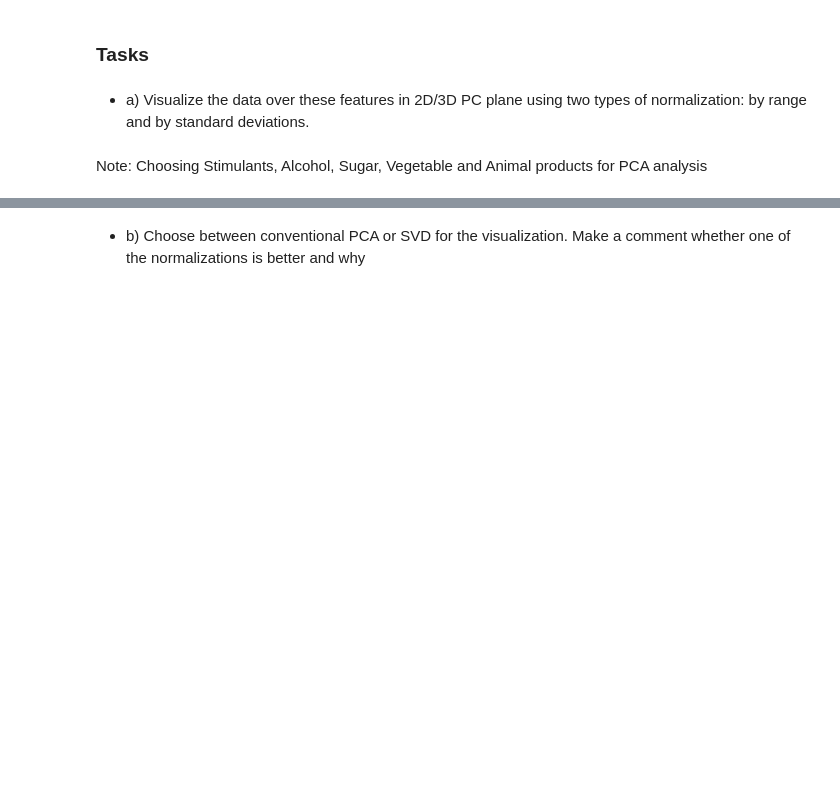
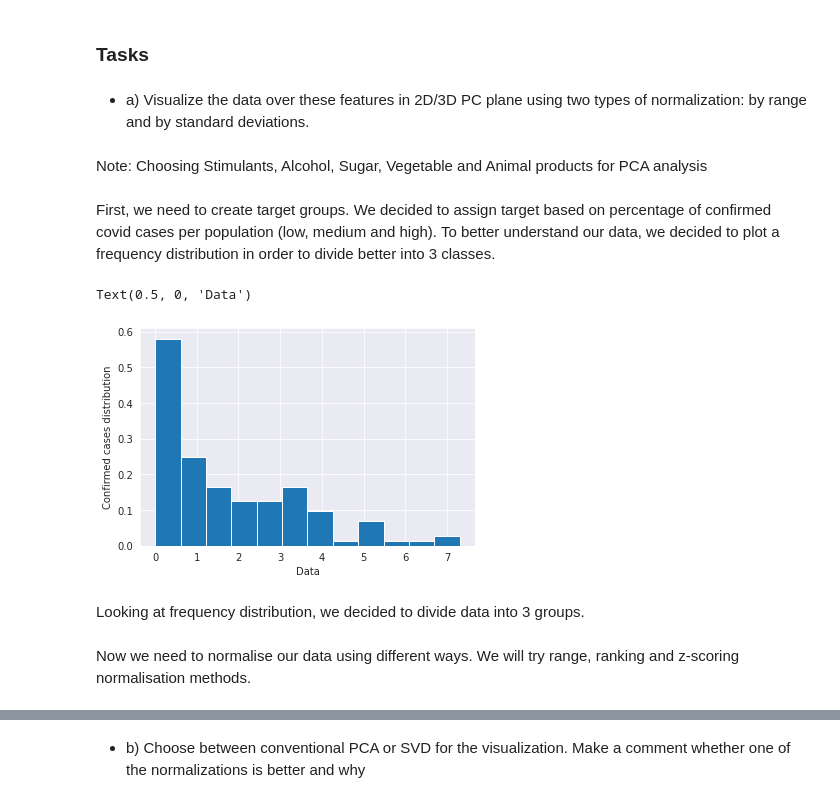
Before and after one commit to Migaalee/PAD, a Jupyter notebook: PAD_project1.ipynb, the cells around one changed output, grey strips where cells are left out. Cells and saved outputs as stored; diff of their text form; code cells hidden in the pictures; blank space fills up the shorter version.

```diff
--- a/PAD_project1.ipynb
+++ b/PAD_project1.ipynb
@@ -605,3 +692,16 @@ NOTES: there was some problem with some code and we should use this somewhere: !
 - a) Visualize the data over these features in 2D/3D PC plane using two types of normalization: by range and by standard deviations.
 # %% [markdown]
 Note: Choosing Stimulants, Alcohol, Sugar, Vegetable and Animal products for PCA analysis
+# %% [markdown]
+First, we need to create target groups. We decided to assign target based on percentage of confirmed covid cases per population (low, medium and high). To better understand our data, we decided to plot a frequency distribution in order to divide better into 3 classes.
+# %%
+y_values = data['Confirmed']
+plt.hist(y_values, density=True, bins=12)  # density=False would make counts
+plt.ylabel('Confirmed cases distribution')
+plt.xlabel('Data')
+#divide into 7.4 to 3, 1 to 3 and 1 down
+# %% [output]
+Text(0.5, 0, 'Data')
+[figure, added]
+# %% [markdown]
+Looking at frequency distribution, we decided to divide data into 3 groups.
@@ -607,0 +721,2 @@ Note: Choosing Stimulants, Alcohol, Sugar, Vegetable and Animal products for PCA
+# %% [markdown]
+Now we need to normalise our data using different ways. We will try range, ranking and z-scoring normalisation methods.
```
Also changed, not shown: parts of 46 cells of this notebook.
